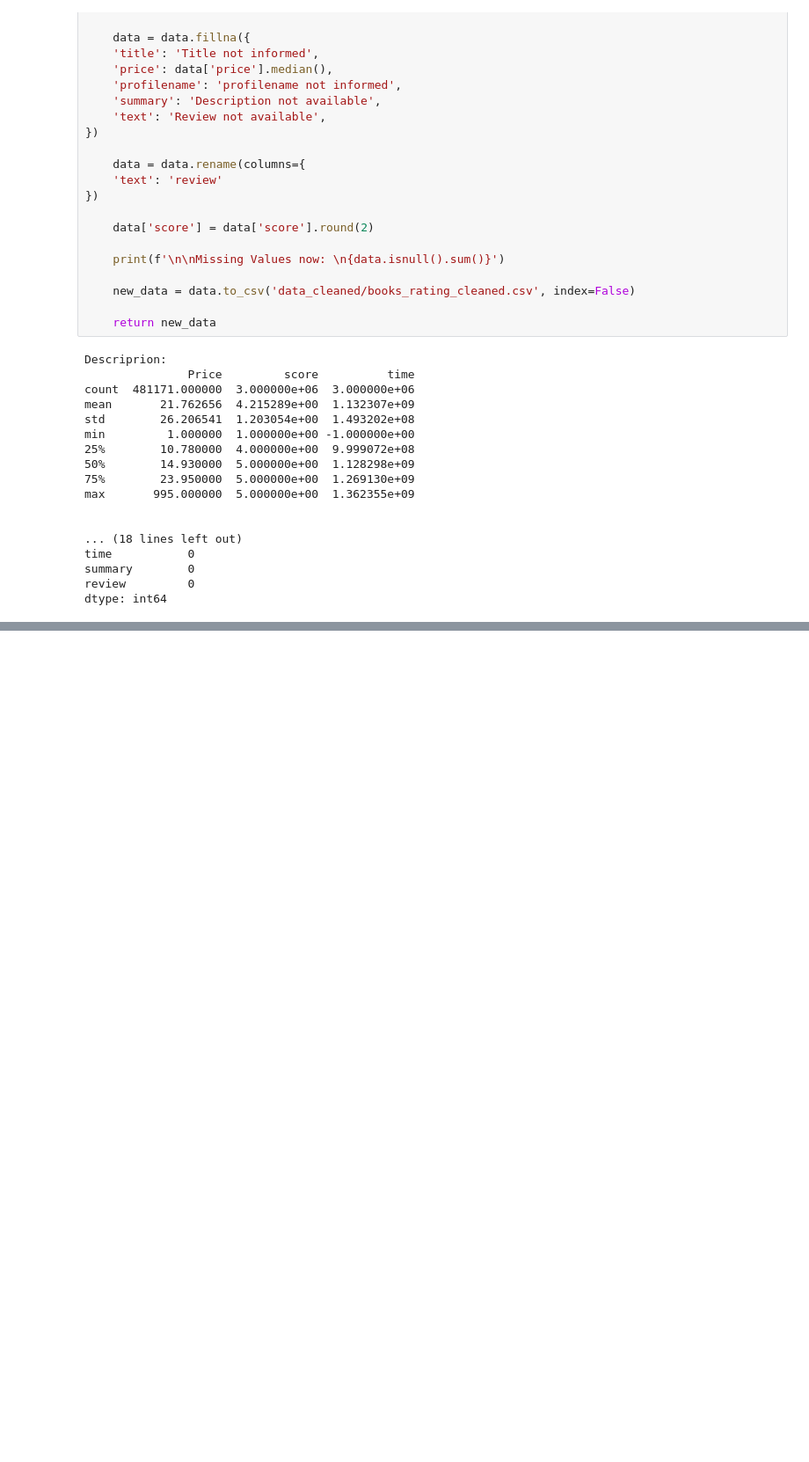
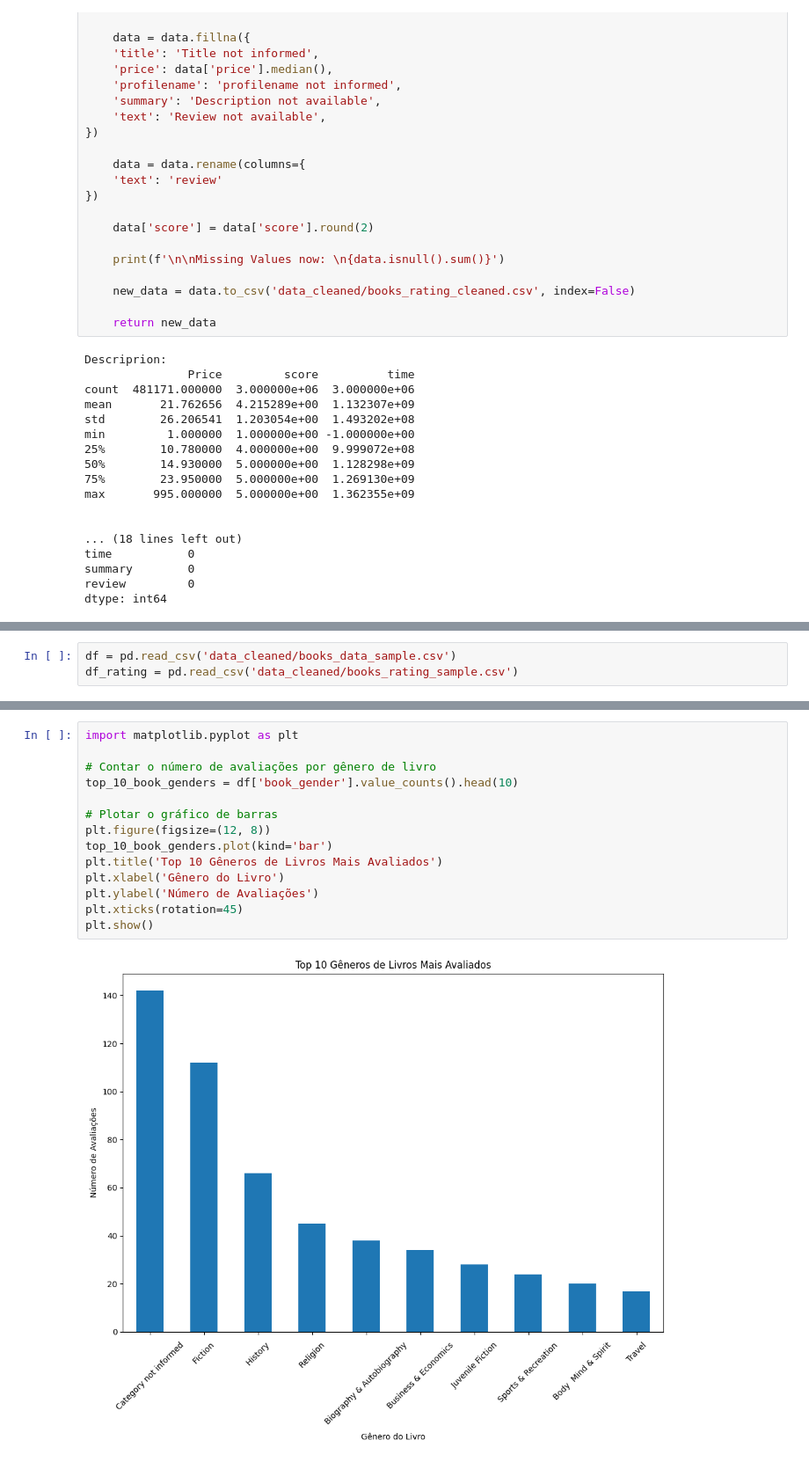
Before and after one commit to luizguilhermedev/POC_BA3s, a Jupyter notebook: data_cleaning/eda.ipynb, the cells around one changed output, grey strips where cells are left out. Shown at 88% size. Cells and saved outputs as stored; diff of their text form; blank space fills up the shorter version.

```diff
--- a/data_cleaning/eda.ipynb
+++ b/data_cleaning/eda.ipynb
@@ -185,0 +211,3 @@ dtype: int64
+# %%
+df = pd.read_csv('data_cleaned/books_data_sample.csv')
+df_rating = pd.read_csv('data_cleaned/books_rating_sample.csv')
@@ -185,0 +231,16 @@ dtype: int64
+# %%
+import matplotlib.pyplot as plt
+
+# Contar o número de avaliações por gênero de livro
+top_10_book_genders = df['book_gender'].value_counts().head(10)
+
+# Plotar o gráfico de barras
+plt.figure(figsize=(12, 8))
+top_10_book_genders.plot(kind='bar')
+plt.title('Top 10 Gêneros de Livros Mais Avaliados')
+plt.xlabel('Gênero do Livro')
+plt.ylabel('Número de Avaliações')
+plt.xticks(rotation=45)
+plt.show()
+# %% [output]
+[figure, added]
```
Also changed, not shown: parts of 15 cells of this notebook, 4 other files.
